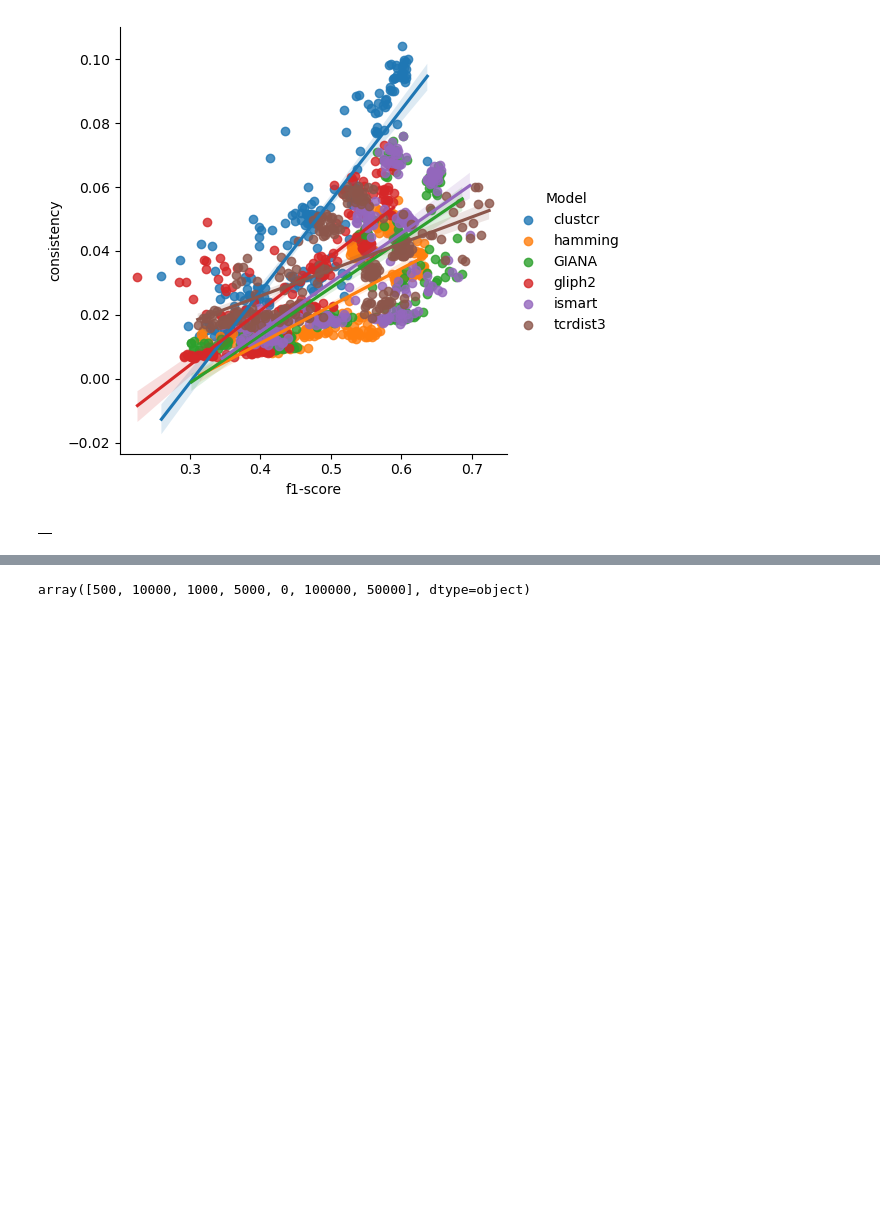
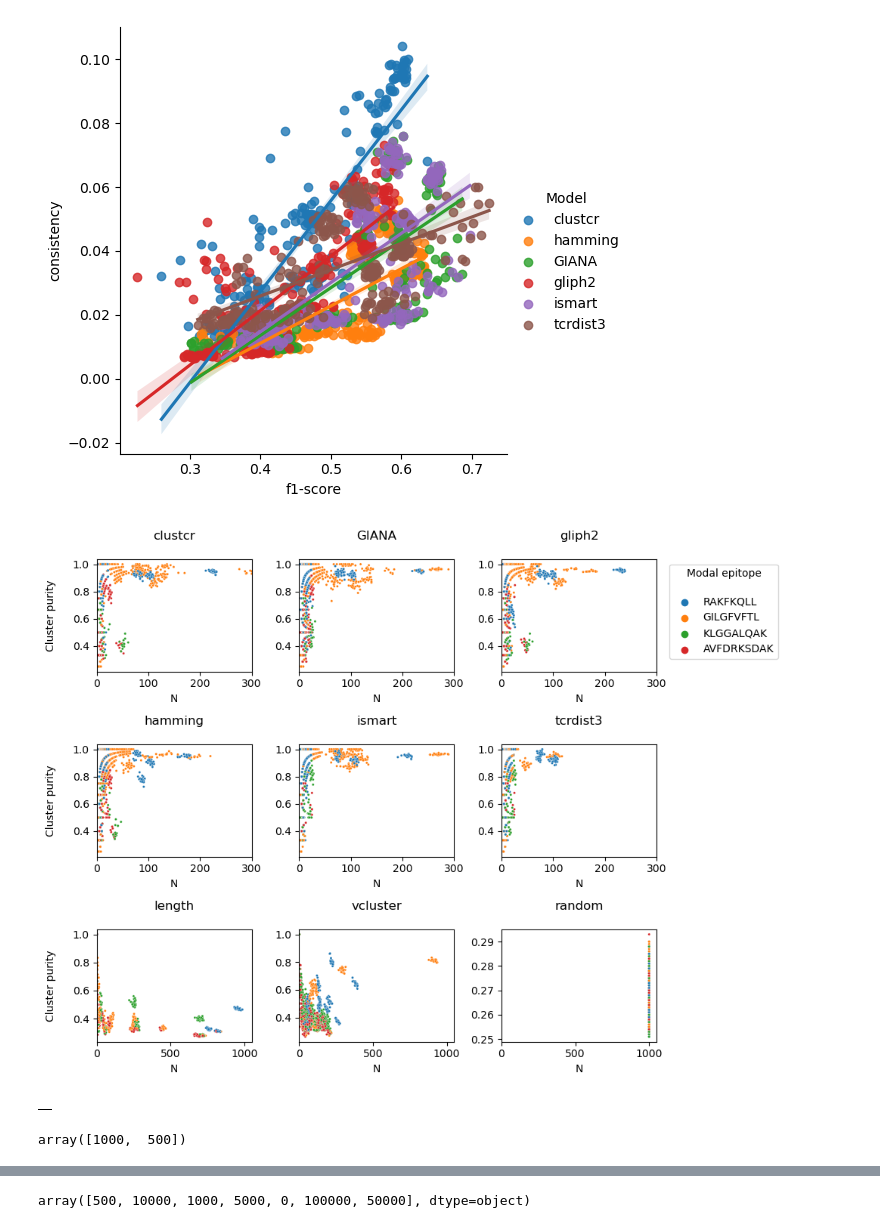
Before and after one commit to hudsondan/tcr-scapes, a Jupyter notebook: plotting.ipynb, the cells around one changed output, grey strips where cells are left out. Drawn from its saved outputs; the diff is of its cells as text; code cells hidden in the pictures; blank space fills up the shorter version.

Commit message:
Fixed paired subset bug

```diff
--- a/plotting.ipynb
+++ b/plotting.ipynb
@@ -173,3 +247,7 @@ plt.show()
+# %%
+results['epscores']=results['epscores'].apply(epresults)
+eps = extract_eps(results)
+eps.to_csv(os.path.join(parent, 'results_epitopes.csv'))
 # %%
 sub = results[results['Experiment']=='Full benchmarking - tcrdist subset']
 fig, ax = plt.subplots(1, 1)
@@ -259,12 +302,43 @@ def extract_eps(df):
-# %%
-
-
-# sub['Model-Downsample']=sub['Model']+'-'+sub['Downsample'].astype(str)
-# sub2 =sub[~sub['Model'].isin(['length','random','vcluster'])]
-sub = results[results['Experiment']=='Full benchmarking - tcrdist subset']
-
-sub['epscores']=sub['epscores'].apply(epresults)
-eps = extract_eps(sub)
+# %%
+parent = 'results_publication2/benchmark2/'
+# results = pd.concat([pd.read_csv(os.path.join(parent, file,'stats.csv'), index_col=0) for file in os.listdir(parent) if os.path.isdir(os.path.join(parent, file))])
+results=pd.read_csv('results_publication2/benchmark2/20231020_133237/stats.csv')
+# %%
+models = ['clustcr', 'GIANA', 'gliph2',
+          'hamming', 'ismart', 'tcrdist3',
+          'length', 'vcluster', 'random']
+
+coords = [[0, 0], [0, 1], [0, 2],
+          [1, 0], [1, 1], [1, 2],
+          [2, 0], [2, 1], [2, 2],
+          ]
+
+fig, ax  =plt.subplots(3,3,
+                       figsize = (10,7.5))
+for m, model in enumerate(models):
+    a, b = coords[m]
+    sub=results[results['Model']==model]
+    sns.scatterplot(sub, x='N',
+                    y = 'purity_frequent', hue = 'most_frequent', ax =ax[a][b],s=5)
+    if coords[m]==[0, 2]:
+        ax[a][b].legend(title = 'Modal epitope\n',
+                        loc=2,
+                        bbox_to_anchor=(1.05, 1))
+    else:
+        ax[a][b].legend([],[], frameon=False)
+    if a < 2:
+        ax[a][b].set_xlim(0,300)
+    else:
+        ax[a][b].set_xlim(0,1050)
+    if b>0:
+        ax[a][b].set_ylabel(None)
+    else:
+        ax[a][b].set_ylabel('Cluster purity\n')
+
+    ax[a][b].set_title('%s\n'%(model))
+plt.tight_layout()
+# %% [output]
+[figure, added]
 # %%
 eps
 # %% [output]
@@ -274,3 +346,7 @@ out.to_csv(os.path.join(parent, 'results_epitopes.csv'))
+# %%
+results['Downsample'].unique()
+# %% [output]
+array([1000,  500])
 # %%
 parent = 'results_publication2/OLGA'
 results = pd.concat([pd.read_csv(os.path.join(parent, file,'total.csv'), index_col=0) for file in os.listdir(parent) if os.path.isdir(os.path.join(parent, file))])
```
Also changed, not shown: parts of 12 cells of this notebook, 15 other files.
